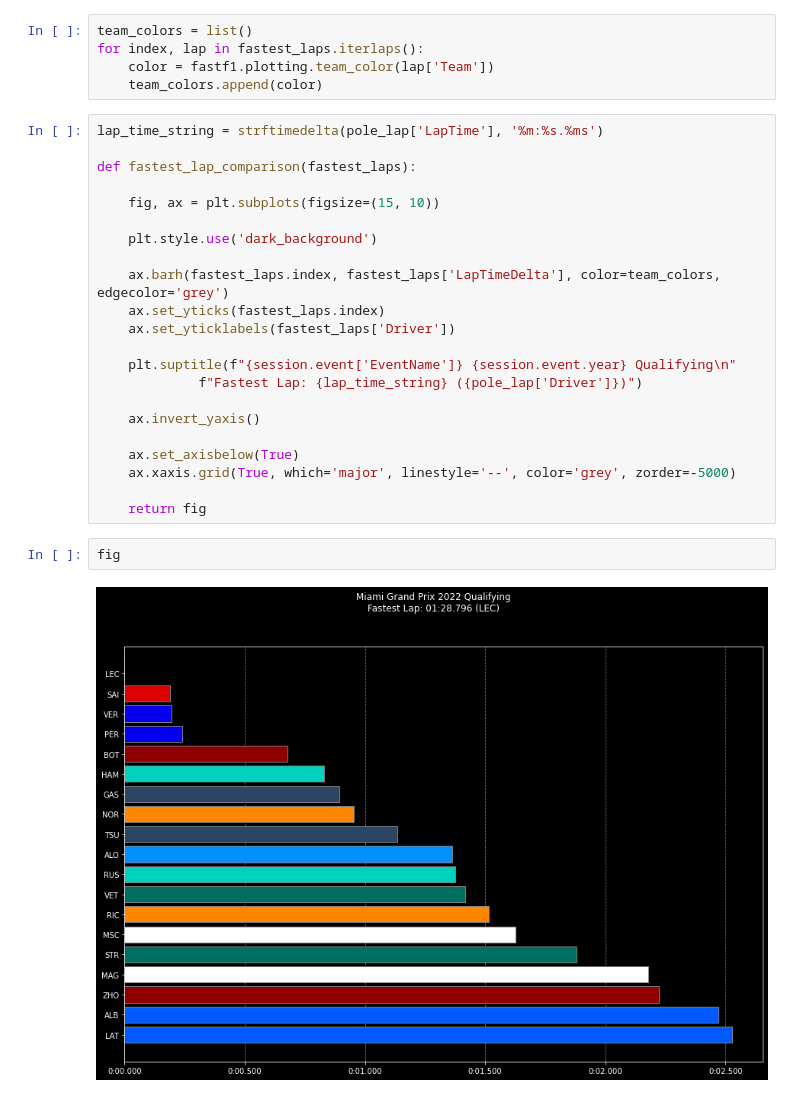
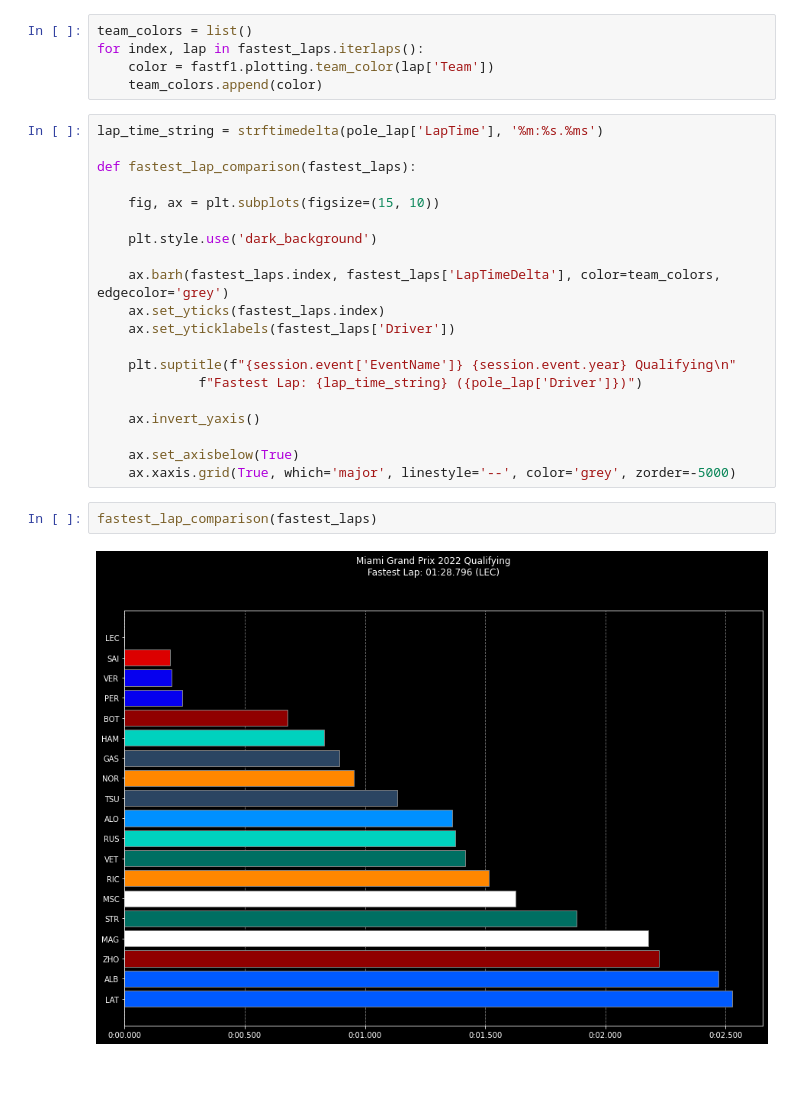
Before and after one commit to GuillaumeArp/Jedha_F1_Project, a Jupyter notebook: Adrien/FastestLapcomparison.ipynb, the cells around one changed output. Saved outputs shown, nothing was run; the diff lists cells and outputs as text.

```diff
--- a/Adrien/FastestLapcomparison.ipynb
+++ b/Adrien/FastestLapcomparison.ipynb
@@ -66,9 +70,7 @@ def fastest_lap_comparison(fastest_laps):
 
     ax.set_axisbelow(True)
     ax.xaxis.grid(True, which='major', linestyle='--', color='grey', zorder=-5000)
-
-    return fig
-# %%
-fig
-# %% [output]
-[figure, removed]
+# %%
+fastest_lap_comparison(fastest_laps)
+# %% [output]
+[figure, added]
```
Also changed, not shown: parts of 3 cells of this notebook, 3 other files.
